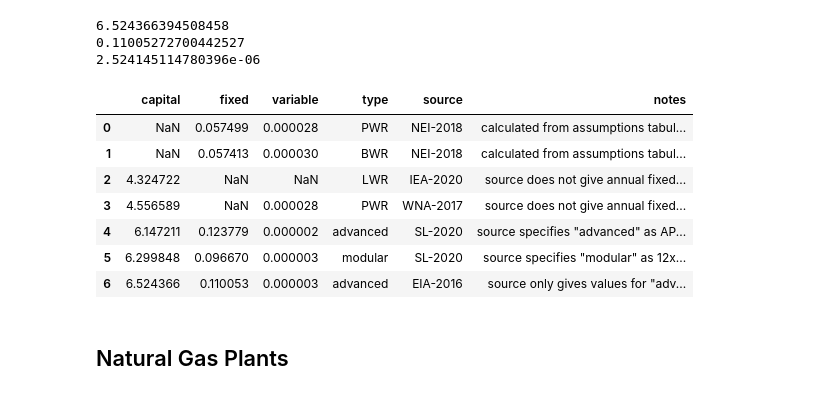
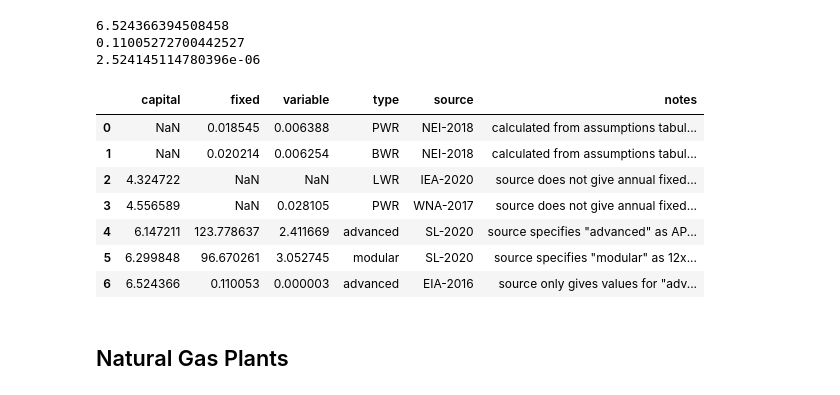
Before and after one commit to arfc/2021-04-nm-illinois, a Jupyter notebook: data/cost_analysis.ipynb, the cells around one changed output. Cells and saved outputs as stored; diff of their text form; code cells hidden in the pictures.

```diff
--- a/data/cost_analysis.ipynb
+++ b/data/cost_analysis.ipynb
@@ -122,7 +122,8 @@ inflate(1.00, 2017, 1997)
 This document gives a cost summary for each of fuel, capital, and operating costs in \$/MWh. This is
 helpful for variable operating costs. But we cannot reliably convert these into fixed values required for capital and fixed annual costs.
 # %%
-fuel_nei_bwr = inflate(6.22, 2017)/1e6  # M$/MWh
-fuel_nei_pwr = inflate(6.55, 2017)/1e6  # M$/MWh
-print(fuel_nei_bwr);print(fuel_nei_pwr)
+fuel_nei_bwr = inflate(6.07, 2019)*1000/1e6  # M$/GWh
+fuel_nei_pwr = inflate(6.20, 2019)*1000/1e6  # M$/GWh
+fuel_nei_wholesale = inflate(5.64, 2019)*1000/1e6  # M$/GWh
+print(fuel_nei_bwr);print(fuel_nei_pwr);print(fuel_nei_wholesale)
 # %% [output]
@@ -137,0 +133,5 @@ print(om_nei_bwr_total);print(om_nei_pwr_total)
+# %%
+fixed_om_nei_bwr = inflate(19.62, 2019)*1000/1e6  # M$/GWh
+fixed_om_nei_pwr = inflate(18.00, 2019)*1000/1e6  # M$/GWh
+fixed_om_nei_wholesale = inflate(17.84, 2019)*1000/1e6  # M$/GWh
+print(fixed_om_nei_bwr);print(fixed_om_nei_pwr);print(fixed_om_nei_wholesale)
@@ -152,7 +167,7 @@ print(cc_iea)
 
 This document gives OM and Fuel Costs (cents per kWh) as well as estimated capital cost -- assumes PWR
 # %%
-om_total_wna = inflate(0.024, 2011)*1000/1e6  # M$/MWh
+om_total_wna = inflate(0.024, 2011)  # M$/GWh
 cc_wna_pwr = inflate(4100, 2015)*1000/1e6  # M$/MW
 print(om_total_wna);print(cc_wna_pwr)
 # %% [output]
@@ -169,11 +184,11 @@ Also provided: Specific emissions information (NOx, SOx, CO2)
 cc_sl_adv = inflate(6041, 2020)*1000/1e6  # M$/MW
 cc_sl_smr = inflate(6191, 2020)*1000/1e6  # M$/MW
 print(cc_sl_adv);print(cc_sl_smr)
-om_sl_adv_fix = inflate(121.64, 2020)*1000/1e6  # M$/MW-year
-om_sl_smr_fix = inflate(95.00, 2020)*1000/1e6  # M$/MW-year
+om_sl_adv_fix = inflate(121.64, 2020)  # M$/GW-year
+om_sl_smr_fix = inflate(95.00, 2020)  # M$/GW-year
 print(om_sl_adv_fix);print(om_sl_smr_fix)
-om_sl_adv_var = inflate(2.37, 2020)/1e6  # M$/MWh
-om_sl_smr_var = inflate(3.00, 2020)/1e6  # M$/MWh
+om_sl_adv_var = inflate(2.37, 2020)  # M$/GWh
+om_sl_smr_var = inflate(3.00, 2020)  # M$/GWh
 print(om_sl_adv_var);print(om_sl_smr_var)
 # %% [output]
 6.147210994778389
@@ -225,45 +240,45 @@ nuclear_pd = {'capital':[np.nan,np.nan,
                          cc_wna_pwr,
                          cc_sl_adv, cc_sl_smr,
                          cc_eia],  # M$/MW
-              'fixed':[om_nei_pwr_fix,om_nei_bwr_fix,
+              'fixed':[fixed_om_nei_pwr,fixed_om_nei_bwr,
                        np.nan,
                        np.nan,
                        om_sl_adv_fix, om_sl_smr_fix,
                        om_eia_fix],  # M$/MW-year
-              'variable':[om_nei_pwr_total, om_nei_bwr_total,
+              'variable':[fuel_nei_pwr, fuel_nei_bwr,
                           np.nan,
                           om_total_wna,
                           om_sl_adv_var, om_sl_smr_var,
                           om_eia_var],  # M$/MWh
               'type':['PWR', 'BWR',
                       'LWR',
                       'PWR',
                       'advanced', 'modular',
                       'advanced'],  # BWR, PWR, advanced, modular
               'source':['NEI-2018','NEI-2018',
                         'IEA-2020',
                         'WNA-2017',
                         'SL-2020', 'SL-2020',
                         'EIA-2016'],
               'notes':['calculated from assumptions tabulated in cost_analysis.ipynb',
                        'calculated from assumptions tabulated in cost_analysis.ipynb',
                        'source does not give annual fixed or variable costs',
                        'source does not give annual fixed cost',
                        'source specifies \"advanced\" as AP-1000',
                        'source specifies \"modular\" as 12x50-MW capacity',
                        'source only gives values for \"advanced\" nuclear']
              }
 
 nuclear_df = pd.DataFrame(nuclear_pd)
 nuclear_df
 # %% [output]
 |  | capital | fixed | variable | type | source | notes |
-| 0 | NaN | 0.057499 | 0.000028 | PWR | NEI-2018 | calculated from assumptions tabul... |
-| 1 | NaN | 0.057413 | 0.000030 | BWR | NEI-2018 | calculated from assumptions tabul... |
+| 0 | NaN | 0.018545 | 0.006388 | PWR | NEI-2018 | calculated from assumptions tabul... |
+| 1 | NaN | 0.020214 | 0.006254 | BWR | NEI-2018 | calculated from assumptions tabul... |
 | 2 | 4.324722 | NaN | NaN | LWR | IEA-2020 | source does not give annual fixed... |
-| 3 | 4.556589 | NaN | 0.000028 | PWR | WNA-2017 | source does not give annual fixed... |
-| 4 | 6.147211 | 0.123779 | 0.000002 | advanced | SL-2020 | source specifies "advanced" as AP... |
-| 5 | 6.299848 | 0.096670 | 0.000003 | modular | SL-2020 | source specifies "modular" as 12x... |
+| 3 | 4.556589 | NaN | 0.028105 | PWR | WNA-2017 | source does not give annual fixed... |
+| 4 | 6.147211 | 123.778637 | 2.411669 | advanced | SL-2020 | source specifies "advanced" as AP... |
+| 5 | 6.299848 | 96.670261 | 3.052745 | modular | SL-2020 | source specifies "modular" as 12x... |
 | 6 | 6.524366 | 0.110053 | 0.000003 | advanced | EIA-2016 | source only gives values for "adv... |
 # %% [markdown]
 ## Natural Gas Plants
```
Also changed, not shown: parts of 38 cells of this notebook, 4 other files.
